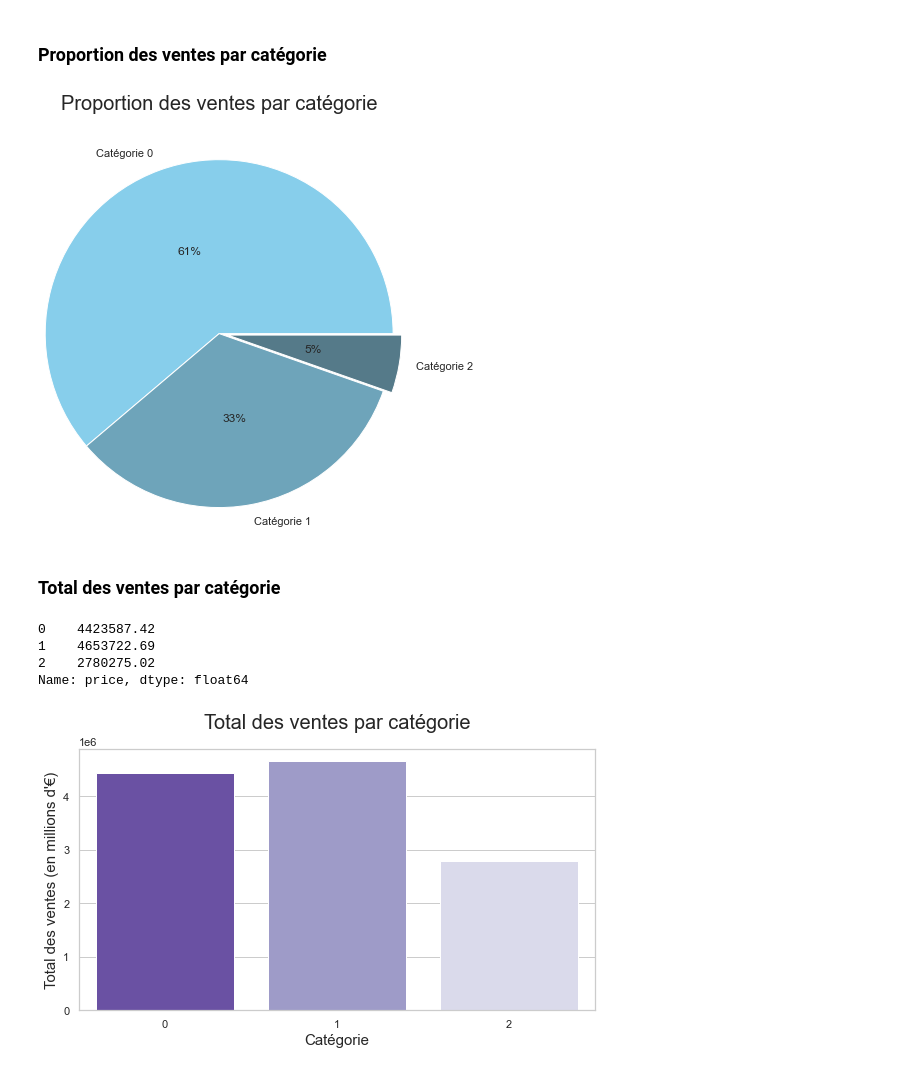
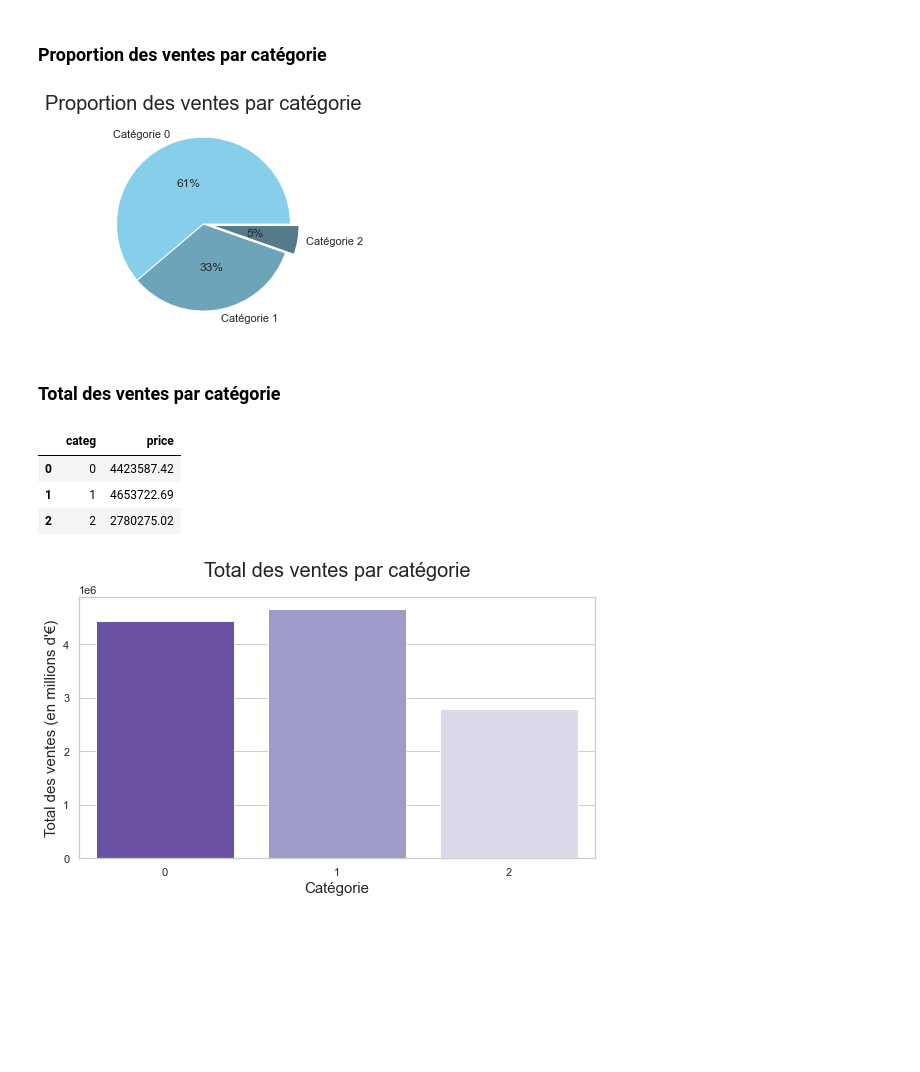
Before and after one commit to dumbor/P6---Analyse-de-ventes, a Jupyter notebook: Analysez les ventes d'une librairie.ipynb, the cells around one changed output. Saved outputs shown, nothing was run; the diff lists cells and outputs as text; code cells hidden in the pictures; blank space fills up the shorter version.

```diff
--- a/Analysez les ventes d'une librairie.ipynb
+++ b/Analysez les ventes d'une librairie.ipynb
@@ -68,13 +70,17 @@ def calculate_age_range(age):
     - age
     It returns
     - an age range
+
+    The data range is 75 years (from 19 to 94 years old).
     """
 
-    if 18 <= age <= 29:
-        return "18-29"
-    elif 30 <= age <= 44:
-        return "30-44"
-    elif 45 <= age <= 64:
-        return "45-64"
-    elif age >= 65:
-        return "65 et +"
+    if age < 30:
+        return "18-30"
+    elif 30 <= age < 45 :
+        return "30-45"
+    elif 45 <= age <= 60:
+        return "45-60"
+    elif 60 <= age < 75:
+        return "60-75"
+    elif age >= 75:
+        return "75 et +"
@@ -457,7 +469,4 @@ Ajout de données issues de la colonne *date* :
 - année-mois
 # %%
 main_df['purchase_year'] = main_df['date'].dt.year
+main_df['purchase_year_month'] = main_df['purchase_year'].astype(str) + '-' + main_df['date'].dt.strftime('%m').astype(str)
-# %%
-main_df['purchase_month'] = main_df['date'].dt.strftime('%m')
-# %%
-main_df['purchase_year_month'] = main_df['purchase_year'].astype(str) + '-' + main_df['purchase_month'].astype(str)
@@ -536,30 +537,34 @@ plt.show()
 # %%
 #Define Seaborn color palette to use
 plt.tight_layout()
 #colors = sns.color_palette(palette='pastel')[6:]
 colors = sns.dark_palette("skyblue", 5, reverse=True)
-plt.title('Proportion des ventes par catégorie',y=1.5, loc="center", size=20)
+plt.title('Proportion des ventes par catégorie', loc="center", size=20)
 explode = [0, 0, 0.1]
 
 #Data
 data = categ_data.total
 labels=categ_data.categ.apply(lambda x : "Catégorie " + str(x))
 
 # Create and show pie chart
-plt.pie(data, labels = labels, colors = colors, autopct='%.0f%%',pctdistance=0.5, radius=2, explode=explode)
+plt.pie(data, labels = labels, colors = colors, autopct='%.0f%%',pctdistance=0.5, explode=explode)
+
+# Save the graphic
+plt.savefig(fname='img/propSalesByCateg.png', dpi=200)
+
 plt.show()
 # %% [output]
-[figure, old version]
+[figure, new version]
 # %% [markdown]
 ### Total des ventes par catégorie
 # %%
 categ_price_data = main_df[["price","categ"]].groupby('categ').agg({"price":"sum"}).reset_index()
-categ_price_data["price"]
+categ_price_data
 # %% [output]
-0    4423587.42
-1    4653722.69
-2    2780275.02
-Name: price, dtype: float64
+|  | categ | price |
+| 0 | 0 | 4423587.42 |
+| 1 | 1 | 4653722.69 |
+| 2 | 2 | 2780275.02 |
 # %%
 # Prepare graphic
 plt.figure(figsize=(8,5))
```
Also changed, not shown: parts of 130 cells of this notebook, 1 other file.
